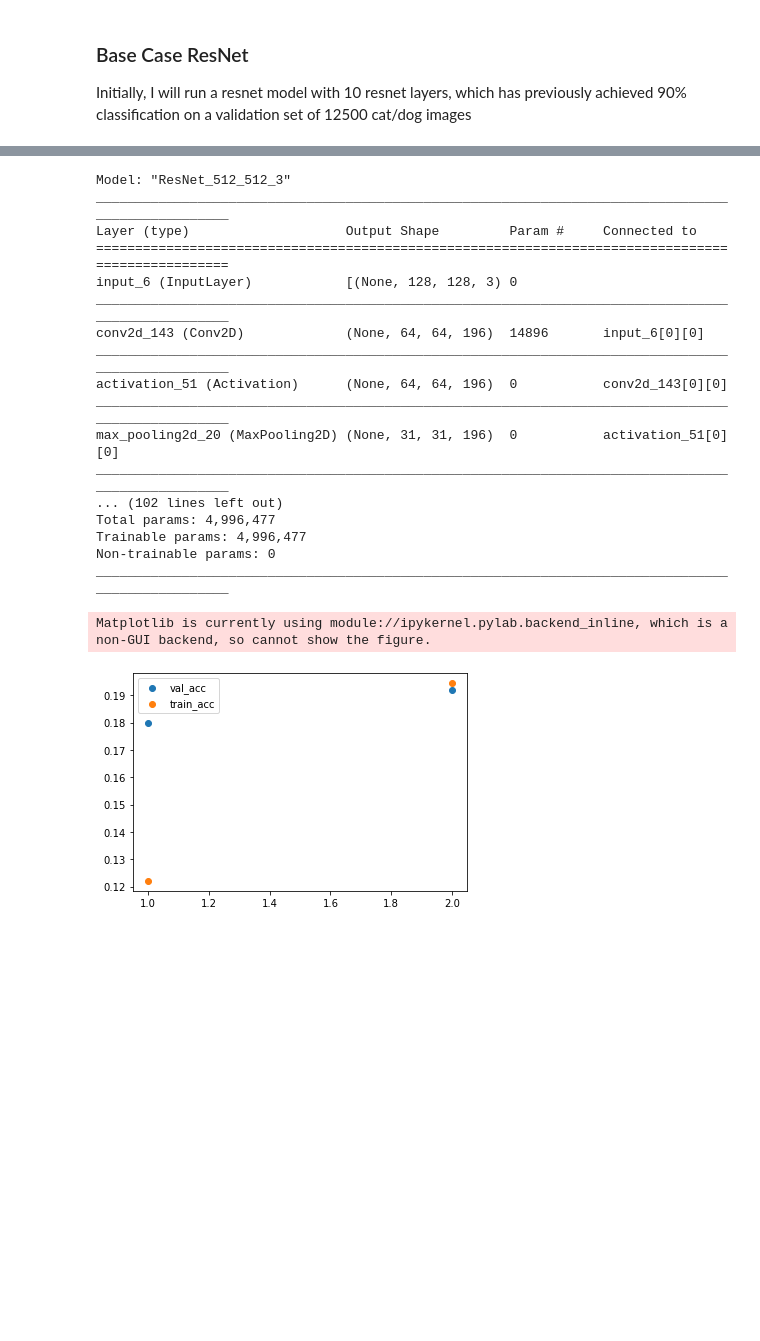
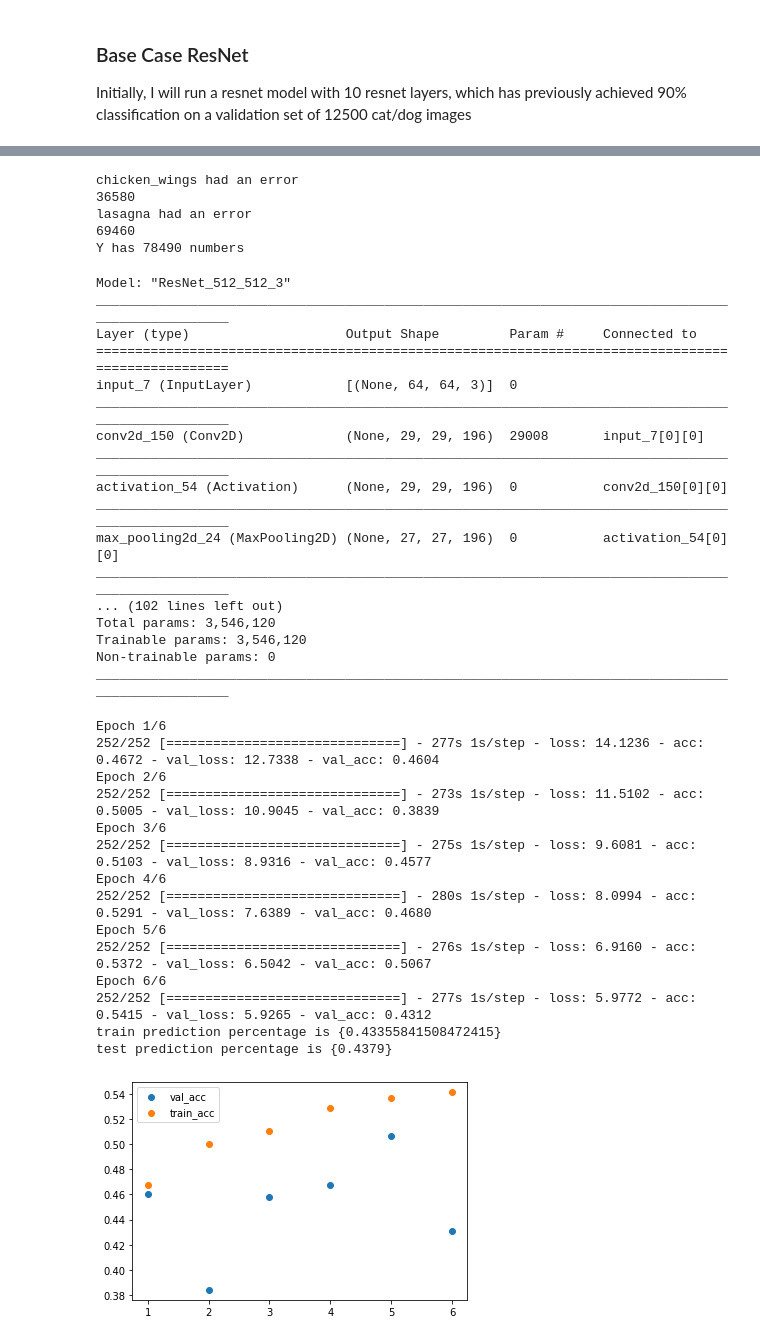
Before and after one commit to jakelourie1502/food_images_augmentation, a Jupyter notebook: food_images_with_augmentation.ipynb, the cells around one changed output, grey strips where cells are left out. Saved outputs shown, nothing was run; the diff lists cells and outputs as text; code cells hidden in the pictures; blank space fills up the shorter version.

```diff
--- a/food_images_with_augmentation.ipynb
+++ b/food_images_with_augmentation.ipynb
@@ -201,0 +444,12 @@ resnet_20 = ResNet_20_3((128,128,3),classes=19)
+# %%
+def get_y_values(list_of_food,unique_foods):
+    #get list of each value in a series with value counts
+    df = pd.DataFrame(pd.Series(list_of_food).value_counts())
+    #initialise blank array
+    y=np.array([])
+    for food_idx, food in unique_foods.items():
+        #gets the value from the df for size of that foods list and appends that to y using +food_idx to specify the idx value
+        length =  df.loc[food]
+        y  = np.append(y, np.zeros(length)+food_idx).astype('int')
+    print(f'Y has {len(y)} numbers')
+    return y
@@ -202,4 +458,18 @@ resnet_20 = ResNet_20_3((128,128,3),classes=19)
+# %%
+folder = '/home/ubuntu/.keras/datasets/food-101/images/'
+x_mir_crop, list_of_food_mircrop, unique_foods_mircrop = create_x_values(folder,sub_folders=8)
+y_mir_crop = get_y_values(list_of_food_mircrop, unique_foods_mircrop)
+# %% [output]
+chicken_wings had an error
+36580
+lasagna had an error
+69460
+Y has 78490 numbers
+# %%
+#process the images into normalised values and one hot values
+x_train_mc, x_test_mc, y_train_mc, y_test_mc, one_hot_y_train_mc, one_hot_y_test_mc = tts_one_hot(x_mir_crop,y_mir_crop)
 # %%
+resnet_20 = ResNet_20_3((64,64,3),classes=8,conv_k_reg=0.005, conv_b_reg=0.005, dense_b_reg=0.01, dense_k_reg= 0.01)
 resnet_20.model.compile(optimizer='adam',loss='categorical_crossentropy',metrics='acc')
 resnet_20.model.summary()
 # %% [output]
@@ -207,25 +477,38 @@ Model: "ResNet_512_512_3"
 __________________________________________________________________________________________________
 Layer (type)                    Output Shape         Param #     Connected to
 ==================================================================================================
-input_6 (InputLayer)            [(None, 128, 128, 3) 0
+input_7 (InputLayer)            [(None, 64, 64, 3)]  0
 __________________________________________________________________________________________________
-conv2d_143 (Conv2D)             (None, 64, 64, 196)  14896       input_6[0][0]
+conv2d_150 (Conv2D)             (None, 29, 29, 196)  29008       input_7[0][0]
 __________________________________________________________________________________________________
-activation_51 (Activation)      (None, 64, 64, 196)  0           conv2d_143[0][0]
+activation_54 (Activation)      (None, 29, 29, 196)  0           conv2d_150[0][0]
 __________________________________________________________________________________________________
-max_pooling2d_20 (MaxPooling2D) (None, 31, 31, 196)  0           activation_51[0][0]
+max_pooling2d_24 (MaxPooling2D) (None, 27, 27, 196)  0           activation_54[0][0]
 __________________________________________________________________________________________________
 ... (102 lines left out)
-Total params: 4,996,477
-Trainable params: 4,996,477
+Total params: 3,546,120
+Trainable params: 3,546,120
 Non-trainable params: 0
 __________________________________________________________________________________________________
 # %%
 # #fit the mdoel
-training_object = resnet_20.model.fit(x_train,one_hot_y_train,epochs=2,batch_size=20, validation_split = 0.2,validation_batch_size=200)
+training_object_mircrop = resnet_20.model.fit(x_train_mc,one_hot_y_train_mc,epochs=6,batch_size=200, validation_split = 0.2,validation_batch_size=4000)
 #final prediction
-resnet_20.train_test_predict(x_train,y_train,x_test[:5000],y_test[:5000])
-plot_accs(training_object)
+resnet_20.train_test_predict(x_train_mc,y_train_mc,x_test_mc[:10000],y_test_mc[:10000])
+plot_accs(training_object_mircrop)
 # %% [output]
-Matplotlib is currently using module://ipykernel.pylab.backend_inline, which is a non-GUI backend, so cannot show the figure.
+Epoch 1/6
+252/252 [==============================] - 277s 1s/step - loss: 14.1236 - acc: 0.4672 - val_loss: 12.7338 - val_acc: 0.4604
+Epoch 2/6
+252/252 [==============================] - 273s 1s/step - loss: 11.5102 - acc: 0.5005 - val_loss: 10.9045 - val_acc: 0.3839
+Epoch 3/6
+252/252 [==============================] - 275s 1s/step - loss: 9.6081 - acc: 0.5103 - val_loss: 8.9316 - val_acc: 0.4577
+Epoch 4/6
+252/252 [==============================] - 280s 1s/step - loss: 8.0994 - acc: 0.5291 - val_loss: 7.6389 - val_acc: 0.4680
+Epoch 5/6
+252/252 [==============================] - 276s 1s/step - loss: 6.9160 - acc: 0.5372 - val_loss: 6.5042 - val_acc: 0.5067
+Epoch 6/6
+252/252 [==============================] - 277s 1s/step - loss: 5.9772 - acc: 0.5415 - val_loss: 5.9265 - val_acc: 0.4312
+train prediction percentage is {0.43355841508472415}
+test prediction percentage is {0.4379}
-[figure, old version]
+[figure, new version]
```
Also changed, not shown: parts of 32 cells of this notebook.
